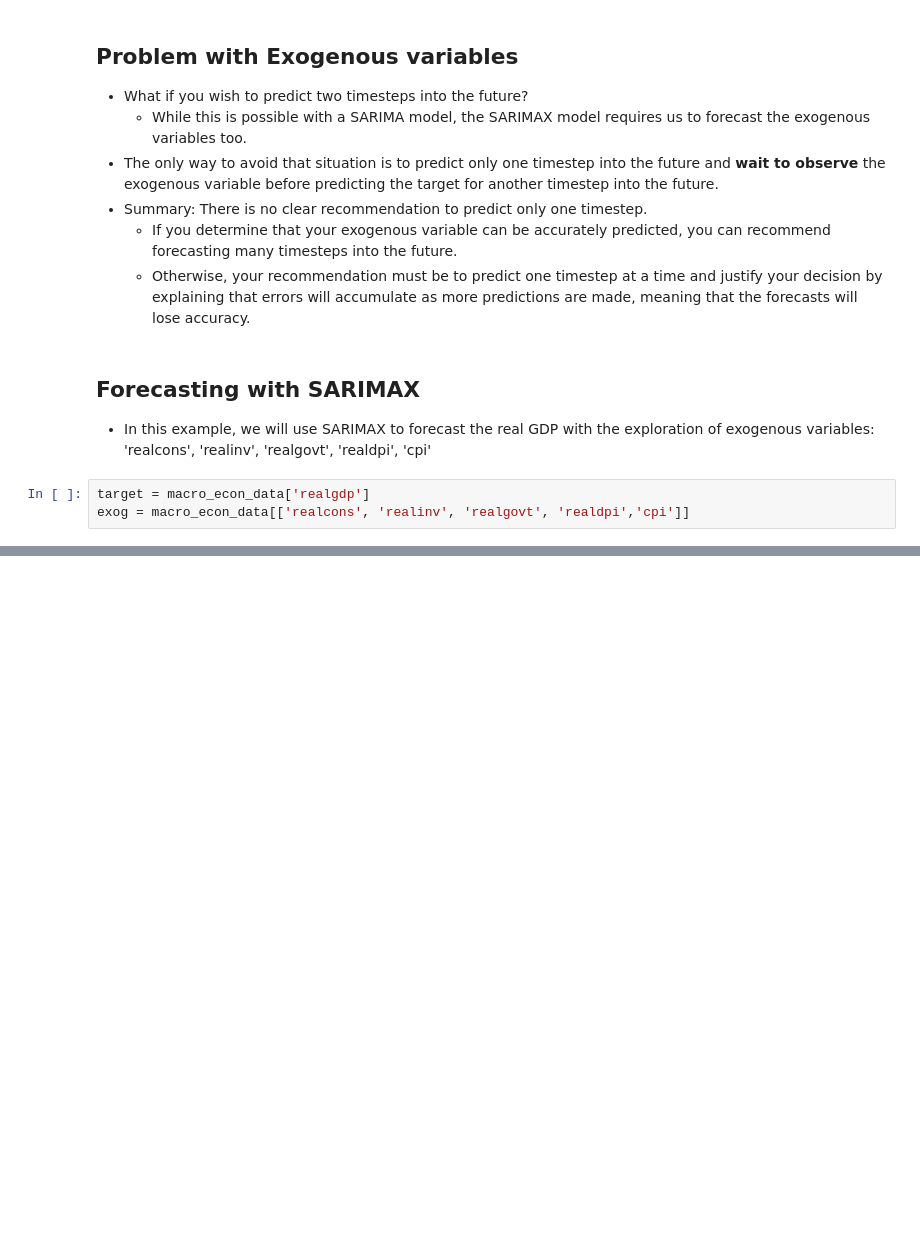
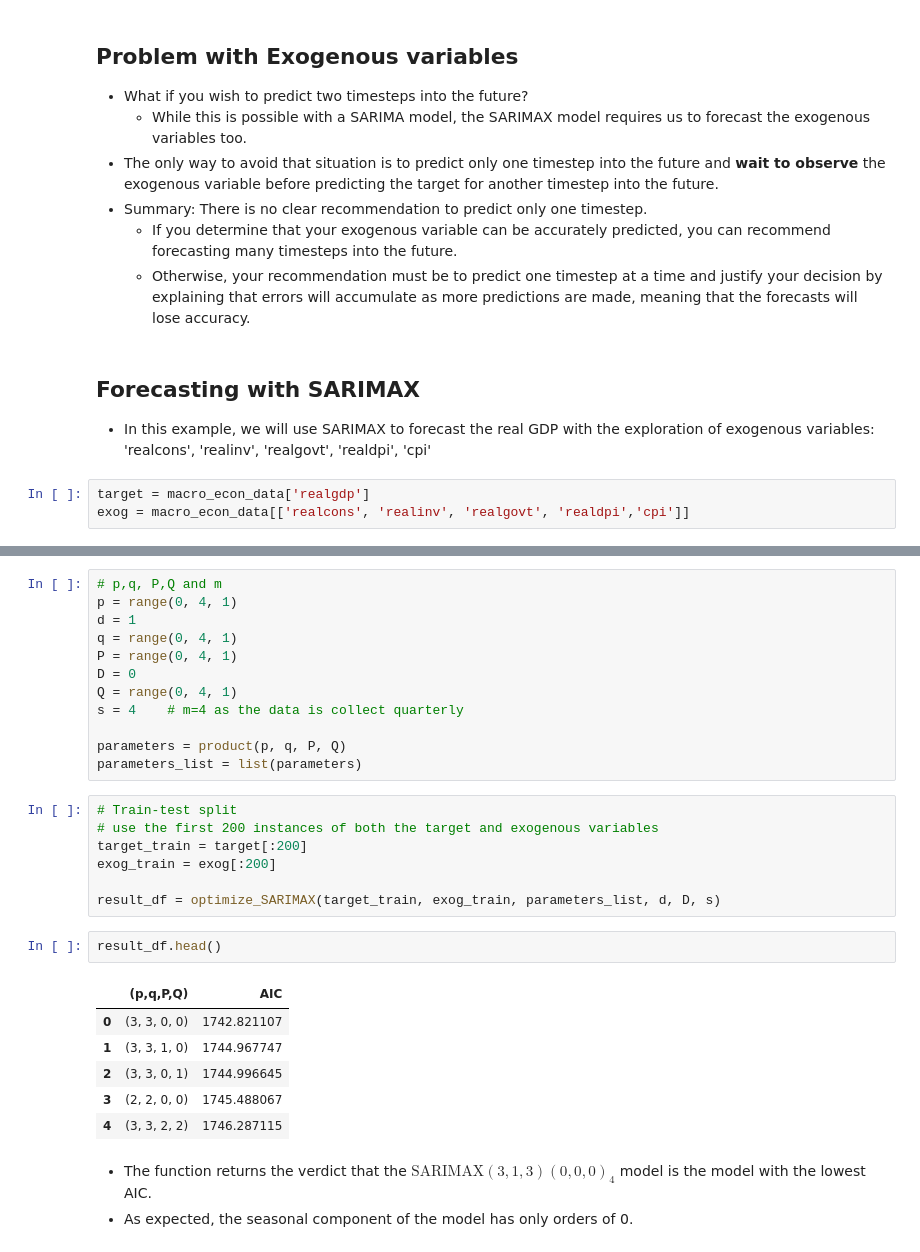
Before and after one commit to CodexploreRepo/time-series, a Jupyter notebook: notebook/statistical_models/sarimax.ipynb, the cells around one changed output, grey strips where cells are left out. Saved outputs shown, nothing was run; the diff lists cells and outputs as text; blank space fills up the shorter version.

```diff
--- a/notebook/statistical_models/sarimax.ipynb
+++ b/notebook/statistical_models/sarimax.ipynb
@@ -60,0 +187,31 @@ exog = macro_econ_data[['realcons', 'realinv', 'realgovt', 'realdpi','cpi']]
+# %%
+# p,q, P,Q and m
+p = range(0, 4, 1)
+d = 1
+q = range(0, 4, 1)
+P = range(0, 4, 1)
+D = 0
+Q = range(0, 4, 1)
+s = 4    # m=4 as the data is collect quarterly
+
+parameters = product(p, q, P, Q)
+parameters_list = list(parameters)
+# %%
+# Train-test split
+# use the first 200 instances of both the target and exogenous variables
+target_train = target[:200]
+exog_train = exog[:200]
+
+result_df = optimize_SARIMAX(target_train, exog_train, parameters_list, d, D, s)
+# %%
+result_df.head()
+# %% [output]
+|  | (p,q,P,Q) | AIC |
+| 0 | (3, 3, 0, 0) | 1742.821107 |
+| 1 | (3, 3, 1, 0) | 1744.967747 |
+| 2 | (3, 3, 0, 1) | 1744.996645 |
+| 3 | (2, 2, 0, 0) | 1745.488067 |
+| 4 | (3, 3, 2, 2) | 1746.287115 |
+# %% [markdown]
+- The function returns the verdict that the $\text{SARIMAX}(3,1,3)(0,0,0)_4$ model is the model with the lowest AIC.
+- As expected, the seasonal component of the model has only orders of 0.
```
Also changed, not shown: parts of 27 cells of this notebook, 3 other files.
